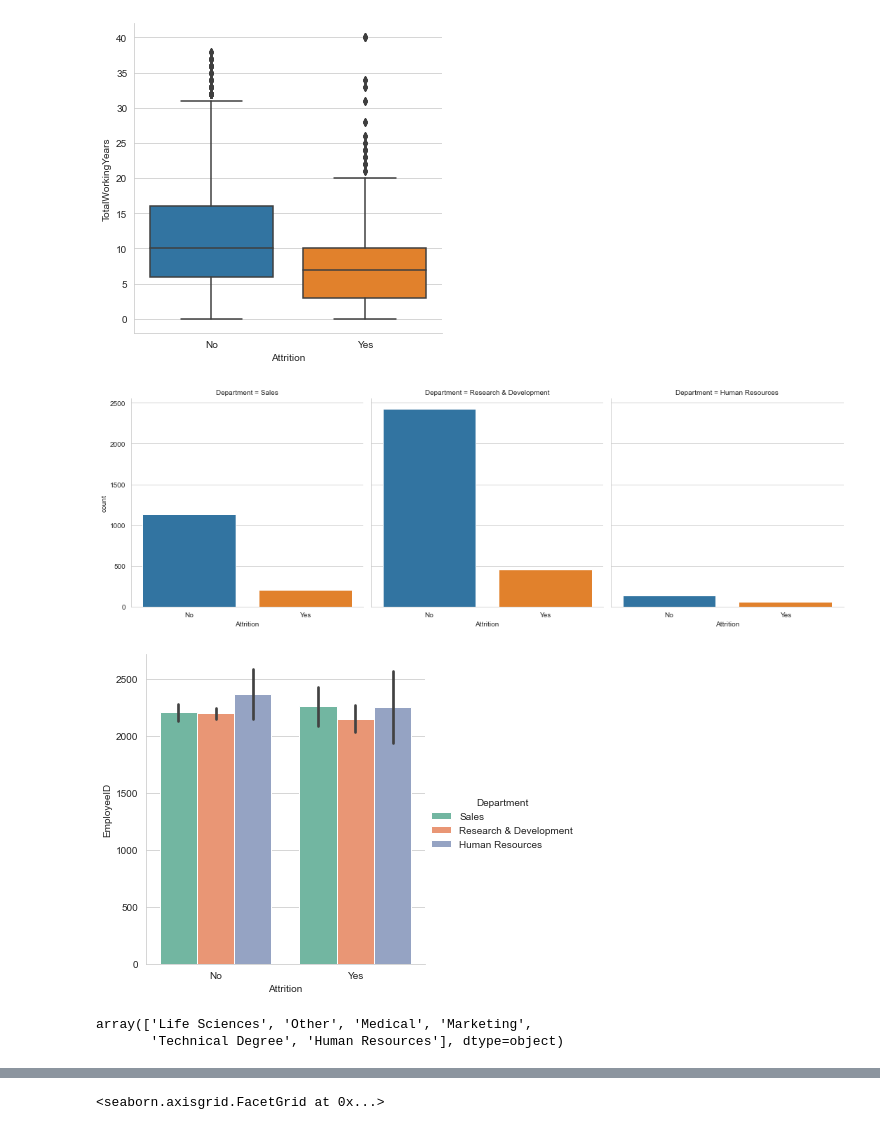
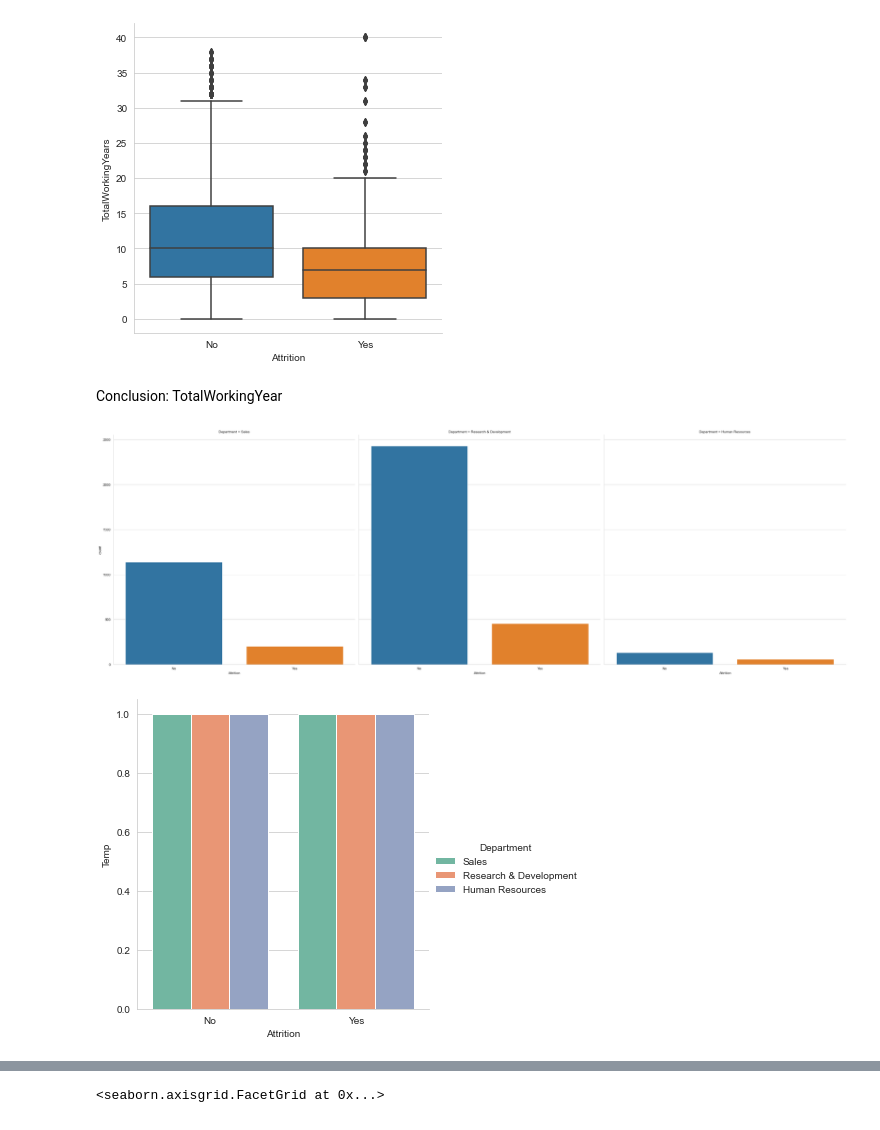
Before and after one commit to JamesLi197412/HR-Analytics, a Jupyter notebook: HRAnalytics.ipynb, the cells around one changed output, grey strips where cells are left out. Saved outputs shown, nothing was run; the diff lists cells and outputs as text; code cells hidden in the pictures.

Commit message:
Working on visualisation

```diff
--- a/HRAnalytics.ipynb
+++ b/HRAnalytics.ipynb
@@ -157,3 +188,5 @@ words_popular(general,'EducationField','Education Level')
+# %%
+general['Temp'] = 1
 # %%
 def pie_chart(dataframe, col,target,color,title):
     plt.figure(figsize=(10,5), dpi = 100)
@@ -199,20 +230,17 @@ sns.factorplot(data=general,y='TotalWorkingYears',x='Attrition',size=5,aspect=1,
 # %% [output]
 <seaborn.axisgrid.FacetGrid at 0x...>
 [figure]
+# %% [markdown]
+Conclusion: TotalWorkingYear
 # %%
 # Attrition by Department
-sns.factorplot(data=general,kind='count',x='Attrition',col='Department',size=5,aspect=1)
+sns.factorplot(data=general,kind='count',x='Attrition',col='Department',size=10,aspect=1)
 plt.show()
 # %% [output]
-[figure, old version]
+[figure, new version]
 # %%
 # Example 5: Bar plot with processed data
-sns.catplot(x='Attrition', y='EmployeeID', hue='Department', data=general, kind='bar', size = 5, palette='Set2')
+sns.catplot(x='Attrition', y='Temp', hue='Department', data=general, kind='bar', size = 5, palette='Set2')
 plt.show()
 # %% [output]
-[figure, old version]
+[figure, new version]
-# %%
-general['EducationField'].unique()
-# %% [output]
-array(['Life Sciences', 'Other', 'Medical', 'Marketing',
-       'Technical Degree', 'Human Resources'], dtype=object)
```
Also changed, not shown: parts of 22 cells of this notebook.
